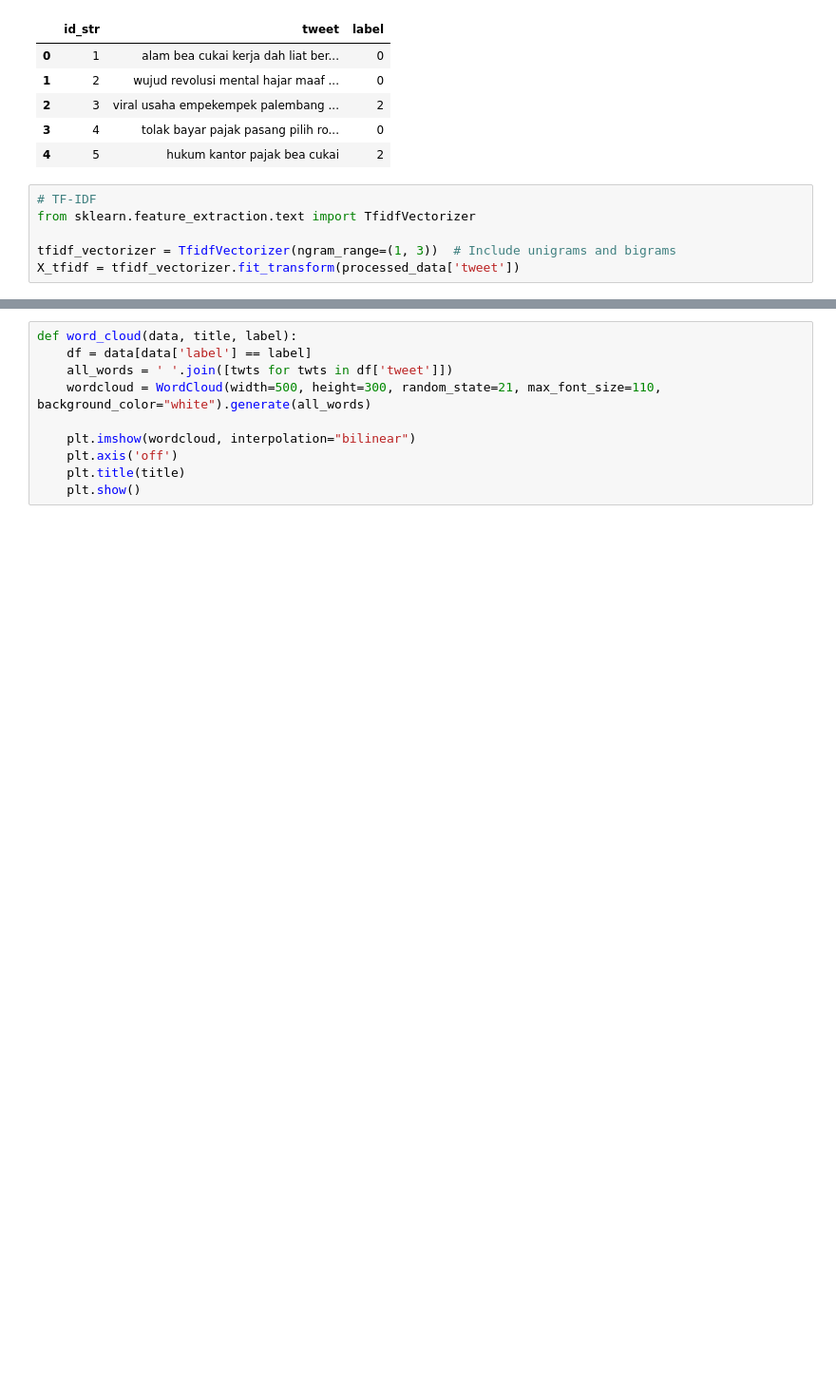
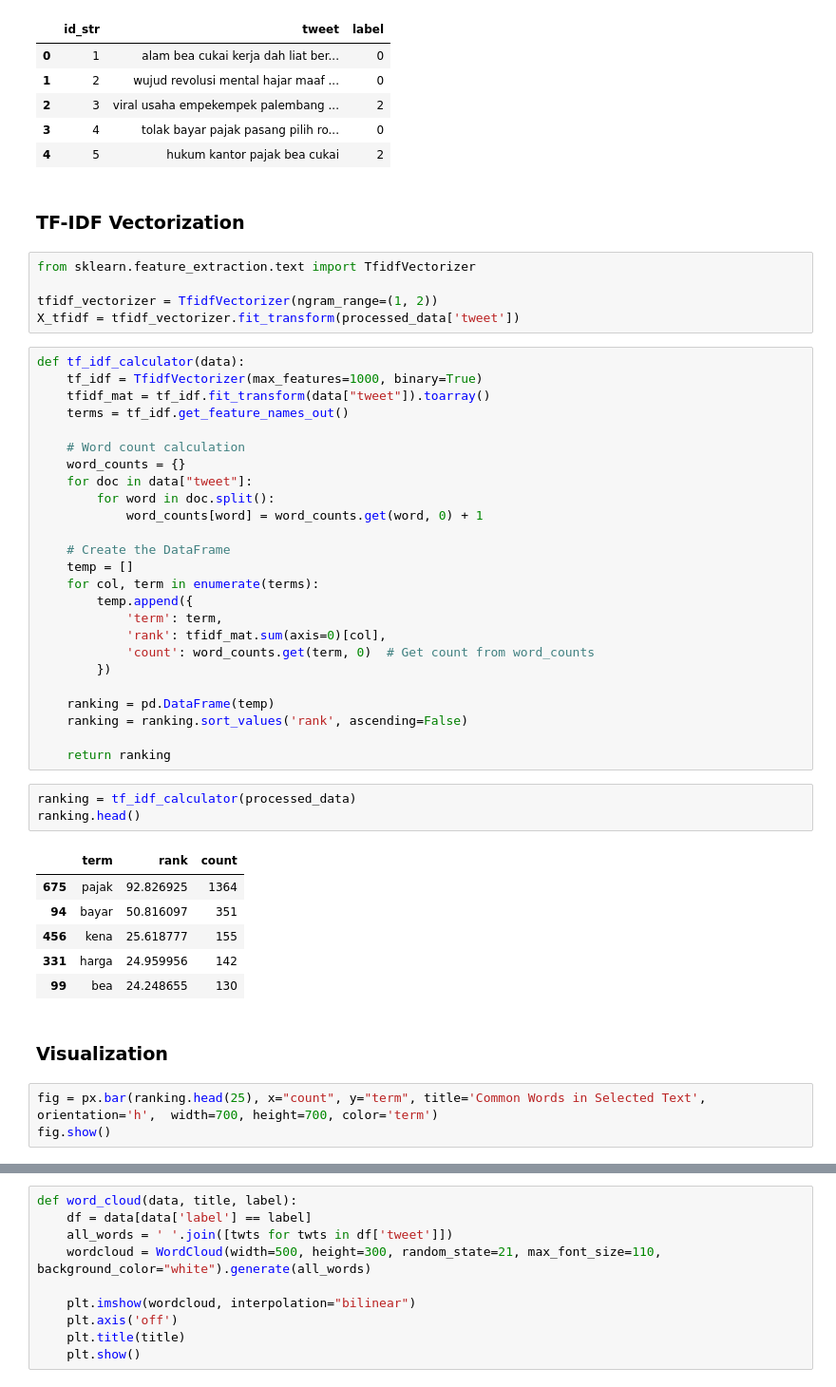
Before and after one commit to WawanWidiantara/Text-Processing, a Jupyter notebook: sentiment-analysis.ipynb, the cells around one changed output, grey strips where cells are left out. Shown: that part at 95% size. Drawn from its saved outputs; the diff is of its cells as text; blank space fills up the shorter version.

```diff
--- a/sentiment-analysis.ipynb
+++ b/sentiment-analysis.ipynb
@@ -358,9 +358,50 @@ processed_data.head()
 | 2 | 3 | viral usaha empekempek palembang ... | 2 |
 | 3 | 4 | tolak bayar pajak pasang pilih ro... | 0 |
 | 4 | 5 | hukum kantor pajak bea cukai | 2 |
+# %% [markdown]
+### TF-IDF Vectorization
 # %%
-# TF-IDF
 from sklearn.feature_extraction.text import TfidfVectorizer
 
-tfidf_vectorizer = TfidfVectorizer(ngram_range=(1, 3))  # Include unigrams and bigrams
+tfidf_vectorizer = TfidfVectorizer(ngram_range=(1, 2))
 X_tfidf = tfidf_vectorizer.fit_transform(processed_data['tweet'])
+# %%
+def tf_idf_calculator(data):
+    tf_idf = TfidfVectorizer(max_features=1000, binary=True)
+    tfidf_mat = tf_idf.fit_transform(data["tweet"]).toarray()
+    terms = tf_idf.get_feature_names_out()
+
+    # Word count calculation
+    word_counts = {}
+    for doc in data["tweet"]:
+        for word in doc.split():
+            word_counts[word] = word_counts.get(word, 0) + 1
+
+    # Create the DataFrame
+    temp = []
+    for col, term in enumerate(terms):
+        temp.append({
+            'term': term,
+            'rank': tfidf_mat.sum(axis=0)[col],
+            'count': word_counts.get(term, 0)  # Get count from word_counts
+        })
+
+    ranking = pd.DataFrame(temp)
+    ranking = ranking.sort_values('rank', ascending=False)
+
+    return ranking
+# %%
+ranking = tf_idf_calculator(processed_data)
+ranking.head()
+# %% [output]
+|  | term | rank | count |
+| 675 | pajak | 92.826925 | 1364 |
+| 94 | bayar | 50.816097 | 351 |
+| 456 | kena | 25.618777 | 155 |
+| 331 | harga | 24.959956 | 142 |
+| 99 | bea | 24.248655 | 130 |
+# %% [markdown]
+### Visualization
+# %%
+fig = px.bar(ranking.head(25), x="count", y="term", title='Common Words in Selected Text', orientation='h',  width=700, height=700, color='term')
+fig.show()
```
Also changed, not shown: parts of 9 cells of this notebook, 1 other file.
